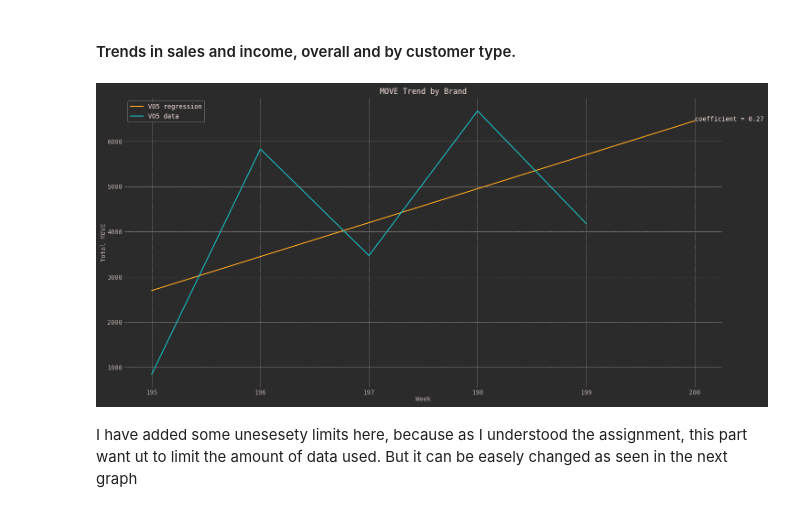
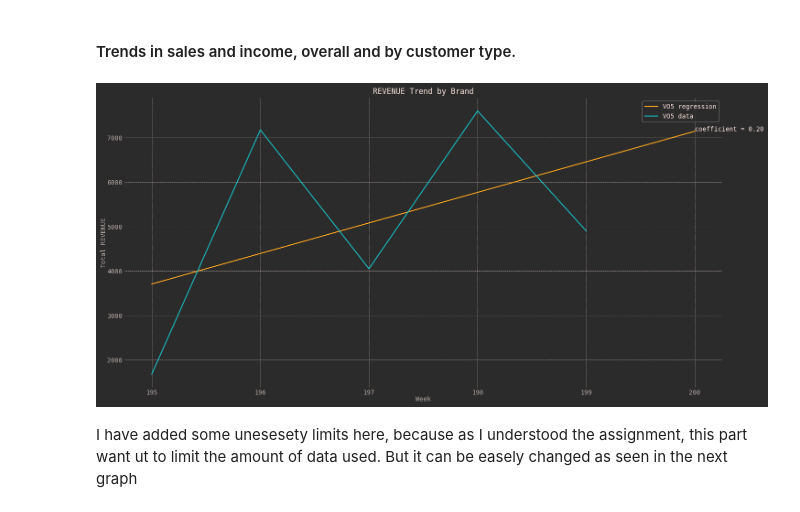
Before and after one commit to HodBuri/UIT-oppgave---SOK1005, a Jupyter notebook: ProjectAssignment/PA3.ipynb, the cells around one changed output. Saved outputs shown, nothing was run; the diff lists cells and outputs as text; code cells hidden in the pictures.

Commit message:
Graphs and stuff3

```diff
--- a/ProjectAssignment/PA3.ipynb
+++ b/ProjectAssignment/PA3.ipynb
@@ -1430,20 +1339,20 @@ def brand_trend_graph(df, selected_brands, min_week, max_week, column, future_we
 # %%
 # Specify the brands
 selected_brands = ["VO5","VO","STUDIO", "ST", "BOLD"][0]
 
 # Category I want to predict
-category = "MOVE"
+category = "REVENUE"
 
 # Create new df because needing more week data
 input_file = "data_clean/shampoo_sale_data_brand.csv"
 df_sale = pd.read_csv(input_file)
 
 # Number of weeks I want to predict into the future
 future_weeks = 1
 
 brand_trend_graph(df_sale, selected_brands, int(195), int(most_frequent_week), category, int(future_weeks))
 # %% [output]
-[figure, old version]
+[figure, new version]
 # %% [markdown]
 I have added some unesesety limits here, because as I understood the assignment, this part want ut to limit the amount of data used.
 But it can be easely changed as seen in the next graph
```
Also changed, not shown: parts of 29 cells of this notebook.
